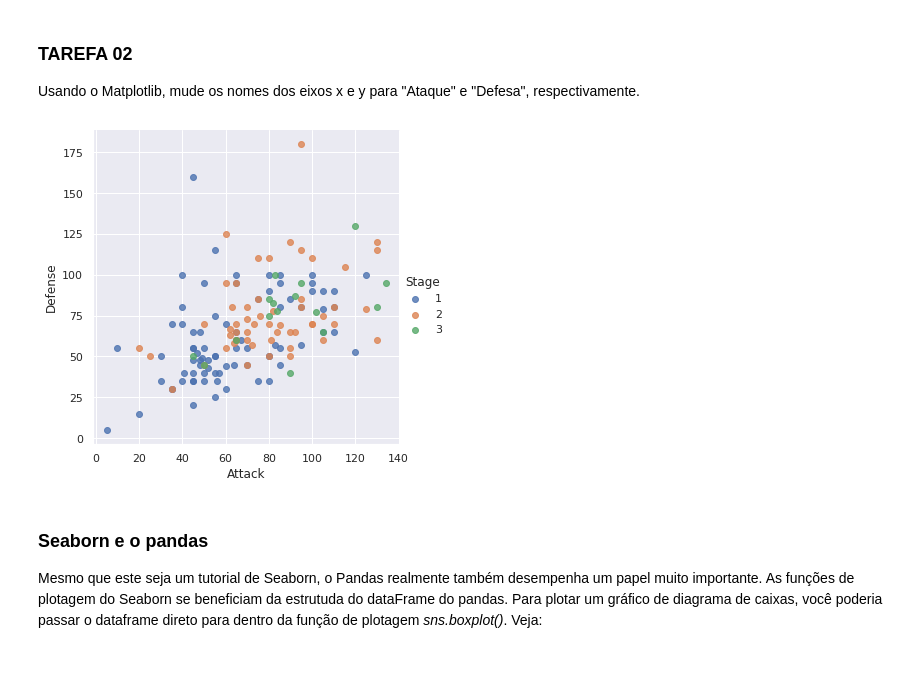
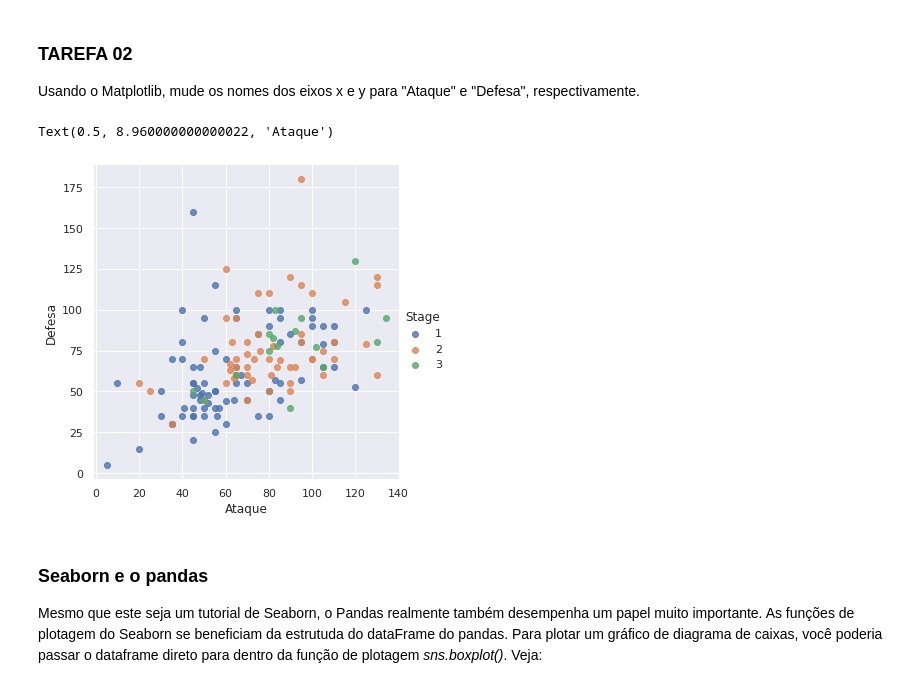
Before and after one commit to aruanalucena/visualizacao_exploratoria_exercicios, a Jupyter notebook: 02-exercicios-seaborn/visualizacao_com_seaborn.ipynb, the cells around one changed output. Saved outputs shown, nothing was run; the diff lists cells and outputs as text; code cells hidden in the pictures.

```diff
--- a/02-exercicios-seaborn/visualizacao_com_seaborn.ipynb
+++ b/02-exercicios-seaborn/visualizacao_com_seaborn.ipynb
@@ -69,7 +73,7 @@ from matplotlib import pyplot as plt
 # %% [markdown]
 Vamos importar nosso conjunto de dados e verificar as primeiras linhas do arquivo para ver se está tudo bem. Utilizamos a método head do nosso dataframe *df*.
 # %%
-df = pd.read_csv('pokemon.csv', encoding='latin-1', index_col=0)
+df = pd.read_csv('/content/pokemon.csv', encoding='latin-1', index_col=0)
 df.head()
 # %% [output]
 |  | Name | Type 1 | Type 2 | Total | HP | Attack | Defense | Sp. Atk | Sp. Def | Speed | Stage | ... |
@@ -138,8 +171,11 @@ novo_df = df.rename(columns={'Attack' :'Ataque'})
 novo_df = df.rename(columns={'Defense':'Defesa'})
 # %%
 ax=sns.lmplot(x='Attack', y='Defense', data=df, fit_reg=False, hue='Stage')
+plt.ylabel('Defesa')
+plt.xlabel("Ataque")
 # %% [output]
+Text(0.5, 8.960000000000022, 'Ataque')
-[figure, old version]
+[figure, new version]
 # %%
 # Resultado esperado (não modifique esta célula)
 # %% [markdown]
```
Also changed, not shown: parts of 25 cells of this notebook.
